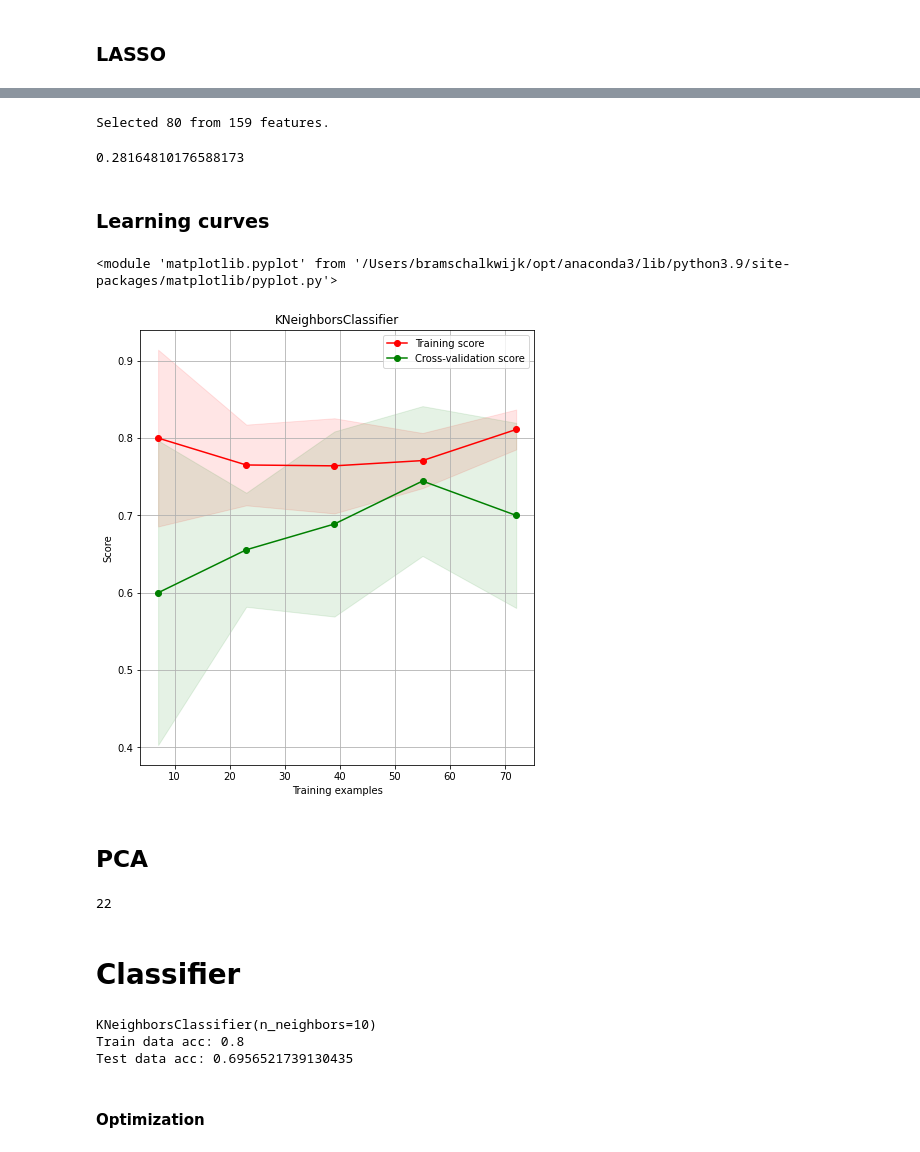
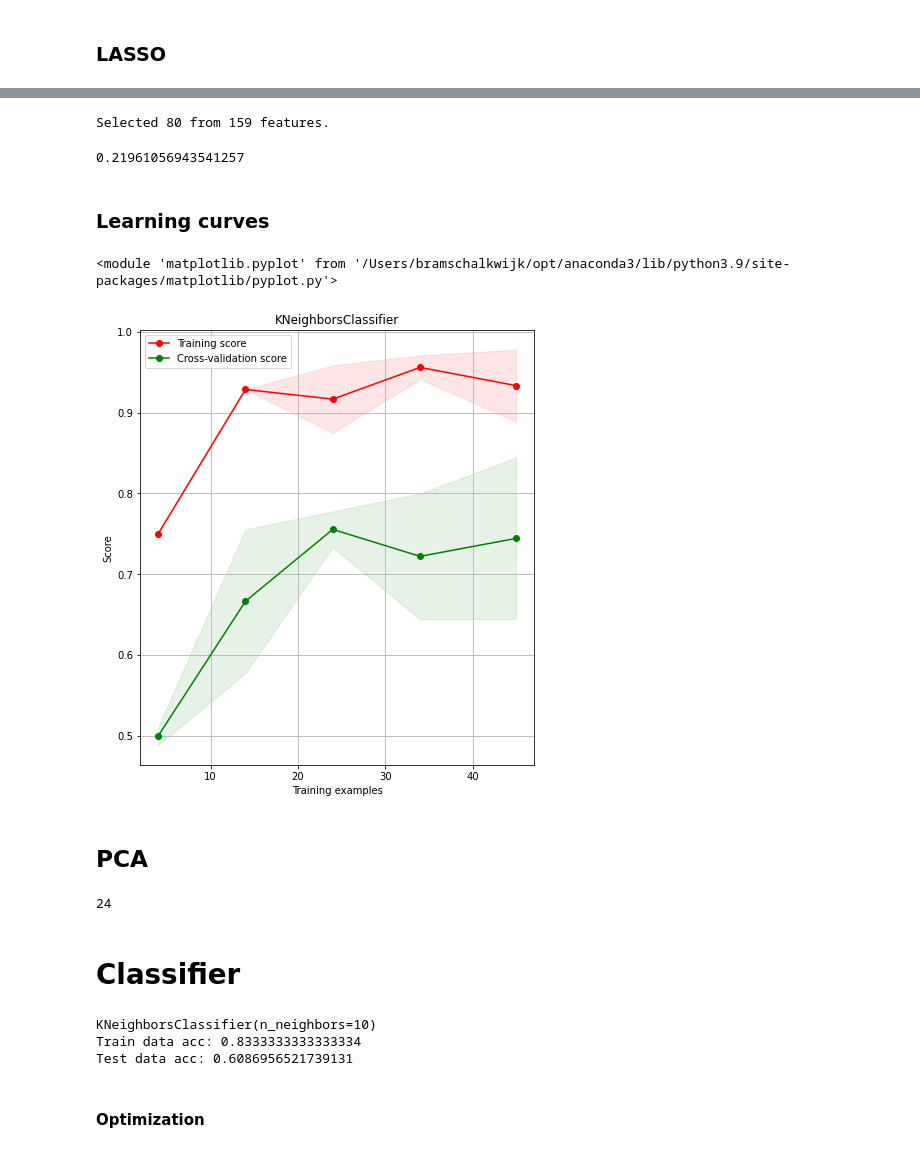
Before and after one commit to milouterbraak/TM12007---H-N-group-12, a Jupyter notebook: H&N_group_12.ipynb, the cells around one changed output, grey strips where cells are left out. Saved outputs shown, nothing was run; the diff lists cells and outputs as text; code cells hidden in the pictures.

Commit message:
leaning curve

```diff
--- a/H&N_group_12.ipynb
+++ b/H&N_group_12.ipynb
@@ -49,9 +49,7 @@ label = data.label
 
 
 # Splitting data in train and test group
-X_train, X_test, y_train, y_test = train_test_split(features, label, test_size=.2)
-
-# functie van maken??
+X_train, X_test, y_train, y_test = train_test_split(features, label, test_size=.2, stratify=label)
 
 def binner(y, class1):
   y_bin = []
@@ -275,7 +273,7 @@ print(f"Selected {n_selected} from {n_original} features.")
 selector.threshold_
 # %% [output]
 Selected 80 from 159 features.
-0.28164810176588173
+0.21961056943541257
 # %% [markdown]
 ### Learning curves
 # %%
@@ -371,13 +369,13 @@ def plot_learning_curve(estimator, title, X, y, axes, ylim=None, cv=None,
 # %%
 title = 'KNeighborsClassifier'
 fig = plt.figure(figsize=(24,8))
 ax = fig.add_subplot(1, 3, 1)
 
 # cv = ShuffleSplit(n_splits=10, test_size=0.2, random_state=0)
-plot_learning_curve(KNeighborsClassifier(), title, X_train_fs, y_train_bin, axes = ax, cv = 5)
+plot_learning_curve(RandomForestClassifier(criterion= "gini", bootstrap = True, min_samples_leaf = 5), title, X_train_fs, y_train_bin, axes = ax, cv = 2)
 # %% [output]
 <module 'matplotlib.pyplot' from '/Users/bramschalkwijk/opt/anaconda3/lib/python3.9/site-packages/matplotlib/pyplot.py'>
-[figure, old version]
+[figure, new version]
 # %% [markdown]
 ## PCA
 # %%
@@ -394,7 +392,7 @@ X_test_pca.shape[1]
 # seaborn.pairplot(scatter_data, hue = 'Stage')
 # print(scatter_data)
 # %% [output]
-22
+24
 # %% [markdown]
 # Classifier
 # %%
@@ -422,5 +420,5 @@ for clf in clsfs:
     print(f'Test data acc: {acc_test}')
 # %% [output]
 KNeighborsClassifier(n_neighbors=10)
-Train data acc: 0.8
-Test data acc: 0.6956521739130435
+Train data acc: 0.8333333333333334
+Test data acc: 0.6086956521739131
```
Also changed, not shown: parts of 5 cells of this notebook.
